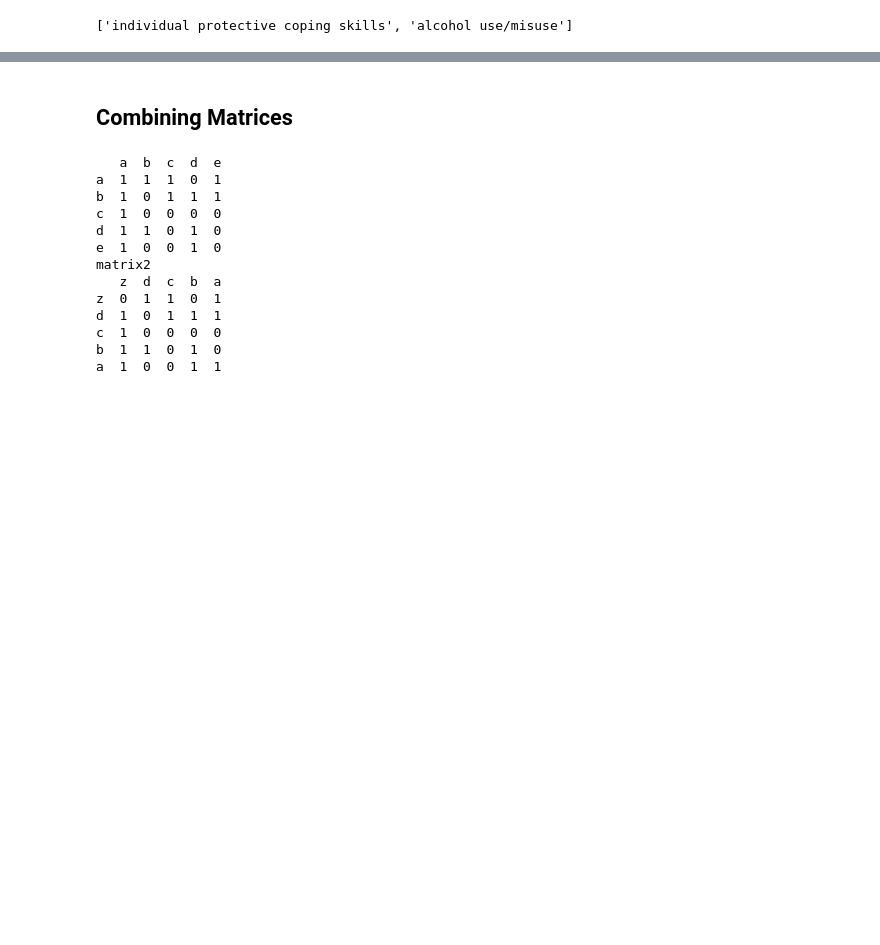
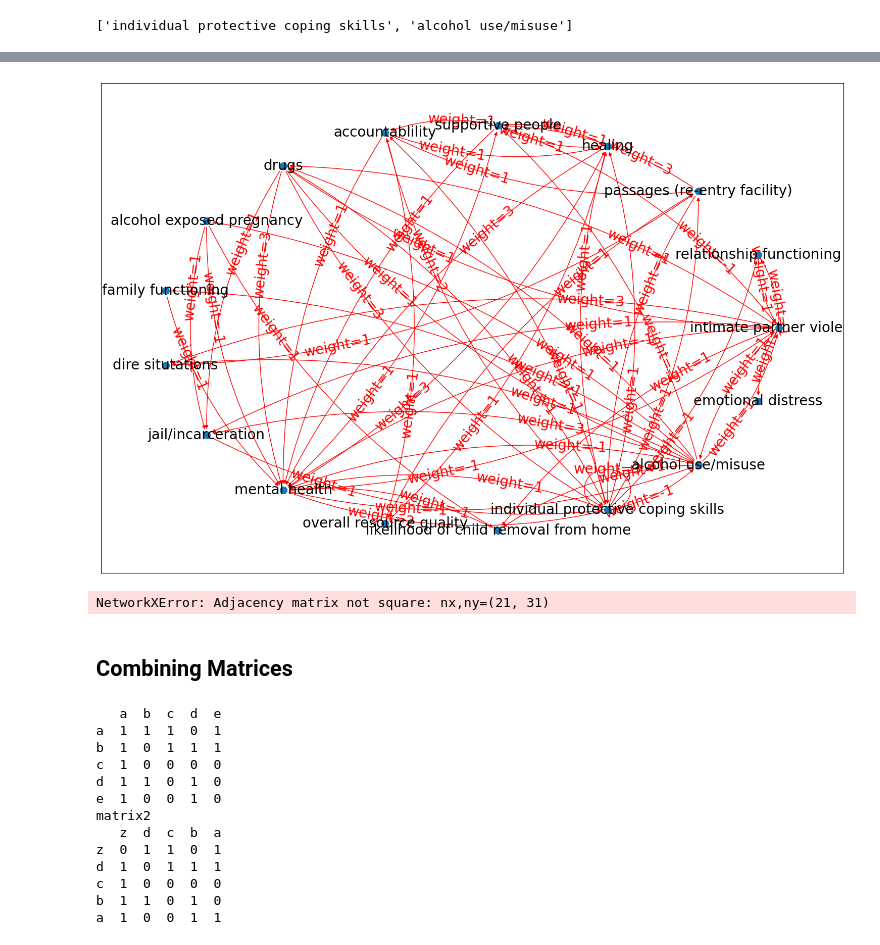
Before and after one commit to georgia-max/MentalMaps_Aggregation, a Jupyter notebook: Jupyter/aggregateCLD.ipynb, the cells around one changed output, grey strips where cells are left out. Cells and saved outputs as stored; diff of their text form; code cells hidden in the pictures; blank space fills up the shorter version.

```diff
--- a/Jupyter/aggregateCLD.ipynb
+++ b/Jupyter/aggregateCLD.ipynb
@@ -329,16 +398,6 @@ vars_cld.head(10)
 # merge the two dataframes and find the theme name for the cld
 df_aggregate_merge = pd.merge(df_aggregate_names, vars_cld, left_on='variable', right_on='var_name', how='right')
 # df_aggregate_merge
-# %%
-# create a new dictionary the keys in the vensim vars no, the values is the theme column, if the value is nan, the value is variable
-theme_dict = {}
-for index, row in df_aggregate_merge.iterrows():
-    if pd.isna(row['theme']):
-        theme_dict[row['vensim_var_no']] = row['var_name']
-    else:
-        theme_dict[row['vensim_var_no']] = row['theme']
-
-# theme_dict
 # %%
 # merging the cld. Count the duplicate themes.
 
@@ -396,0 +454,10 @@ theme_org_new_dict = dict(zip(df_aggregate_merge['vensim_var_no'], df_aggregate_
+# %%
+# create a new dictionary the keys in the vensim vars no, the values is the theme column, if the value is nan, the value is variable
+theme_dict = {}
+for index, row in df_aggregate_merge.iterrows():
+    if pd.isna(row['theme']):
+        theme_dict[row['theme_no']] = row['var_name']
+    else:
+        theme_dict[row['theme_no']] = row['theme']
+
+theme_dict
@@ -422,3 +530,24 @@ pol_mx
+# %%
+# merge_df
+df_subset = merge_df[['from', 'to', 'polarity_type']]
+# Change the column name polarity type of weight
+df_subset = df_subset.rename(columns={'polarity_type': 'weight'})
+
+d = parse_cld.get_dict_of_dicts(df_subset)
+# print(d)
+G_test = nx.MultiDiGraph(d)
+# print(dict_var)
+cld_nx.draw_labeled_multigraph(G_test, "weight", theme_dict)
+# %% [output]
+[figure, added]
+# %%
+G= nx.from_pandas_adjacency(pol_mx, create_using=nx.DiGraph)
+# create a larger plot
+plt.figure(figsize=(15,10))
+nx.draw(G,with_labels = True)
+plt.draw()
+# %% [output]
+NetworkXError: Adjacency matrix not square: nx,ny=(21, 31)
 # %% [markdown]
 ## Combining Matrices
 # %%
```
Also changed, not shown: parts of 24 cells of this notebook, 7 other files.
